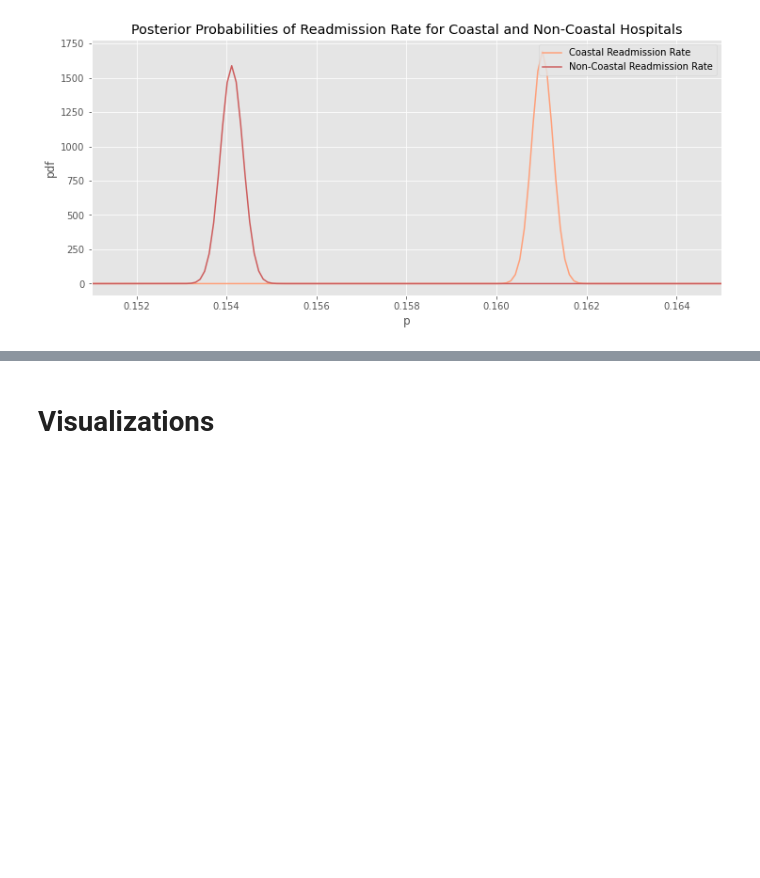
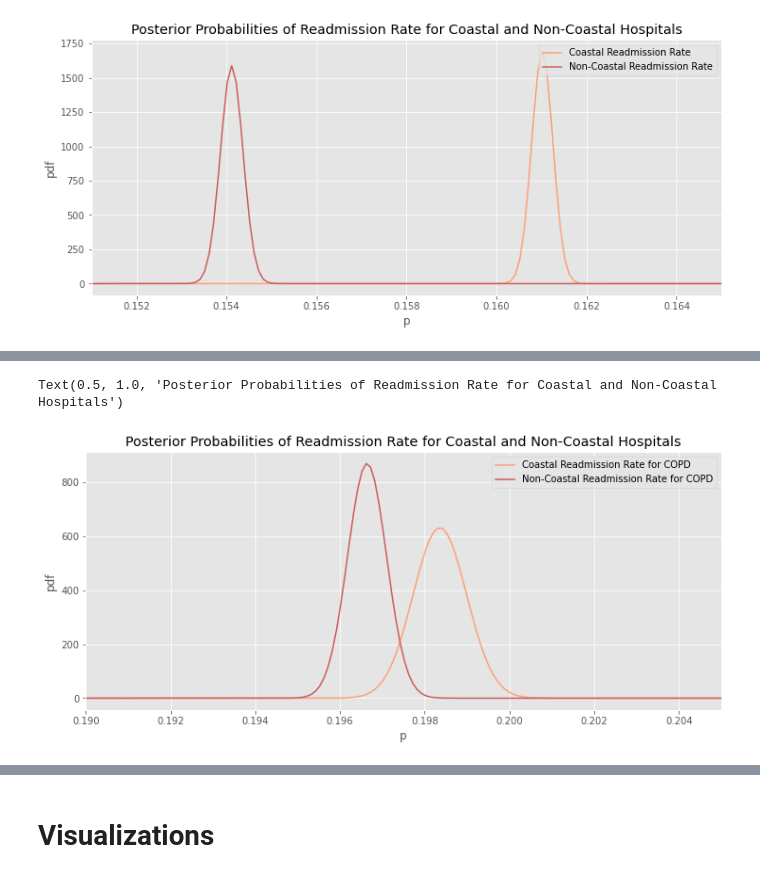
Before and after one commit to l-scho/National-Hosiptal-Readmission, a Jupyter notebook: capstone1_data.ipynb, the cells around one changed output, grey strips where cells are left out. Saved outputs shown, nothing was run; the diff lists cells and outputs as text; code cells hidden in the pictures; blank space fills up the shorter version.

```diff
--- a/capstone1_data.ipynb
+++ b/capstone1_data.ipynb
@@ -180,0 +249,27 @@ TypeError: _parse_args() missing 1 required positional argument: 'b'
+# %%
+varA_c_COPD = coastal_COPD_df['Number of Readmissions'].sum()
+varA_n_COPD = coastal_COPD_df['Number of Discharges'].sum()
+varB_c_COPD = noncoastal_COPD_df['Number of Readmissions'].sum()
+varB_n_COPD = noncoastal_COPD_df['Number of Discharges'].sum()
+
+varA_posteriora_COPD = prior_a + varA_c_COPD
+varB_posteriora_COPD = prior_a + varB_c_COPD
+varA_posteriorb_COPD = prior_b + (varA_n_COPD - varA_c_COPD)
+varB_posteriorb_COPD = prior_b + (varB_n_COPD - varB_c_COPD)
+# %%
+fig, ax = plt.subplots(figsize = (12,5))
+x = np.linspace(0,1,10000)
+for (a,b,s,label) in [(varA_posteriora_COPD+1, varA_posteriorb_COPD+1, "lightsalmon", "Coastal Readmission Rate for COPD"),
+                      (varB_posteriora_COPD+1, varB_posteriorb_COPD+1, "indianred", "Non-Coastal Readmission Rate for COPD")]:
+    ax.plot(x,
+            stats.beta(a,b).pdf(x),
+            s,
+            label=label)
+ax.legend(loc="upper right")
+ax.set_xlabel("p")
+ax.set_ylabel("pdf")
+ax.set_xlim(0.19, 0.205)
+ax.set_title("Posterior Probabilities of Readmission Rate for Coastal and Non-Coastal Hospitals")
+# %% [output]
+Text(0.5, 1.0, 'Posterior Probabilities of Readmission Rate for Coastal and Non-Coastal Hospitals')
+[figure, added]
```
Also changed, not shown: parts of 31 cells of this notebook.
